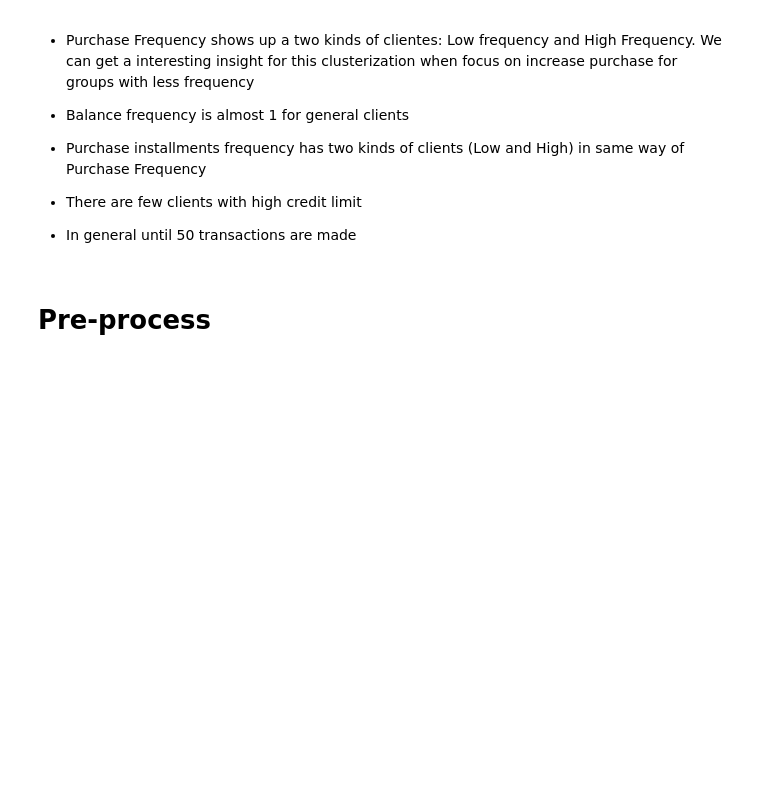
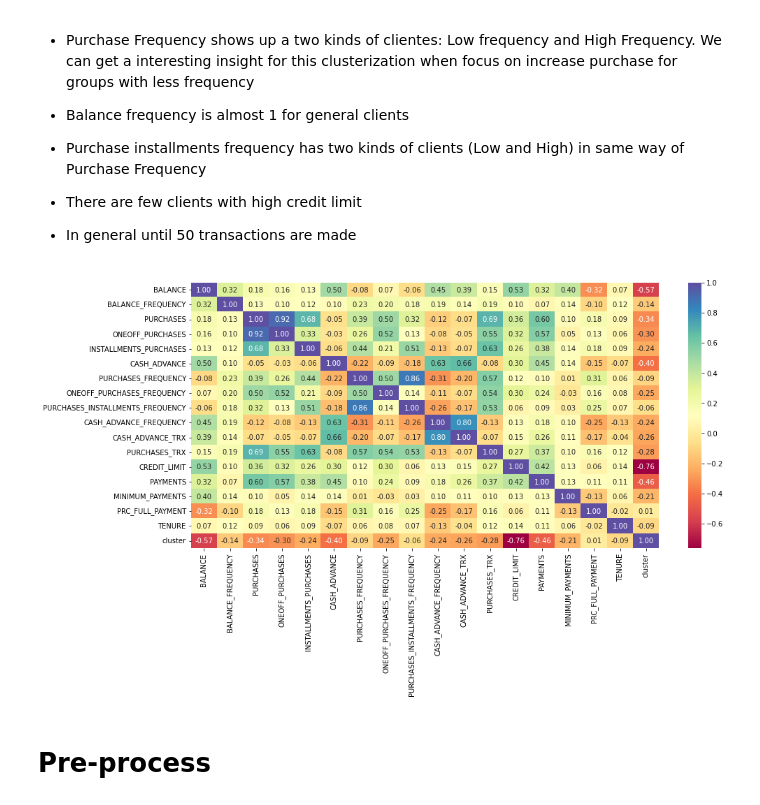
Before and after one commit to danielarruda1000/credit_card_clustering, a Jupyter notebook: credit_card_clustering.ipynb, the cells around one changed output. Saved outputs shown, nothing was run; the diff lists cells and outputs as text; code cells hidden in the pictures; blank space fills up the shorter version.

```diff
--- a/credit_card_clustering.ipynb
+++ b/credit_card_clustering.ipynb
@@ -145,3 +143,10 @@ for col in df.select_dtypes(include=['int64', 'float64']).columns:
+# %%
+## Correlation
+plt.figure(figsize=(15,7))
+sns.heatmap(df.corr(), annot=True, vmax=1, fmt='.2f',cmap='Spectral')
+plt.show()
+# %% [output]
+[figure, added]
 # %% [markdown]
 # Pre-process
 # %% [markdown]
```
Also changed, not shown: parts of 10 cells of this notebook.
